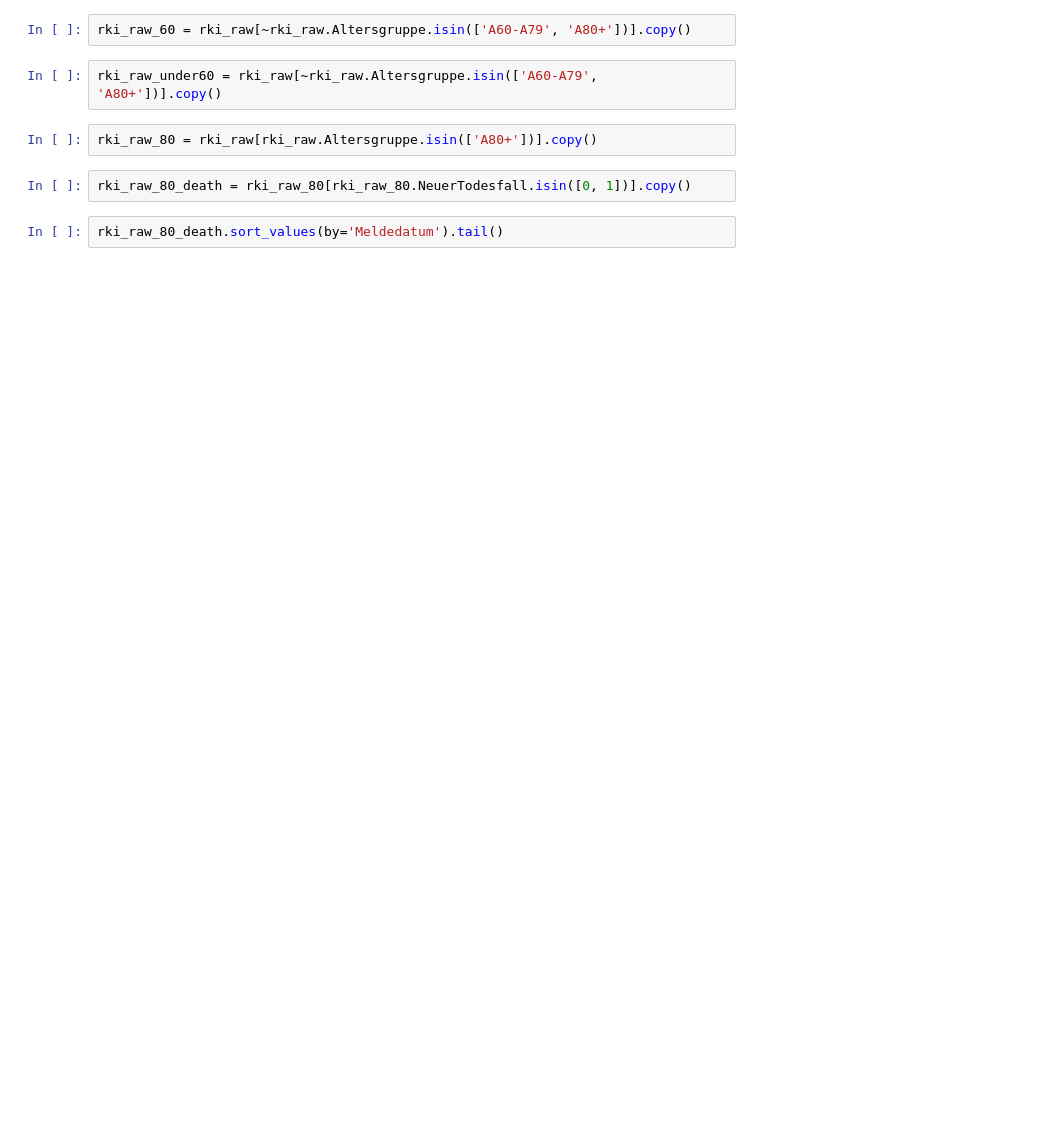
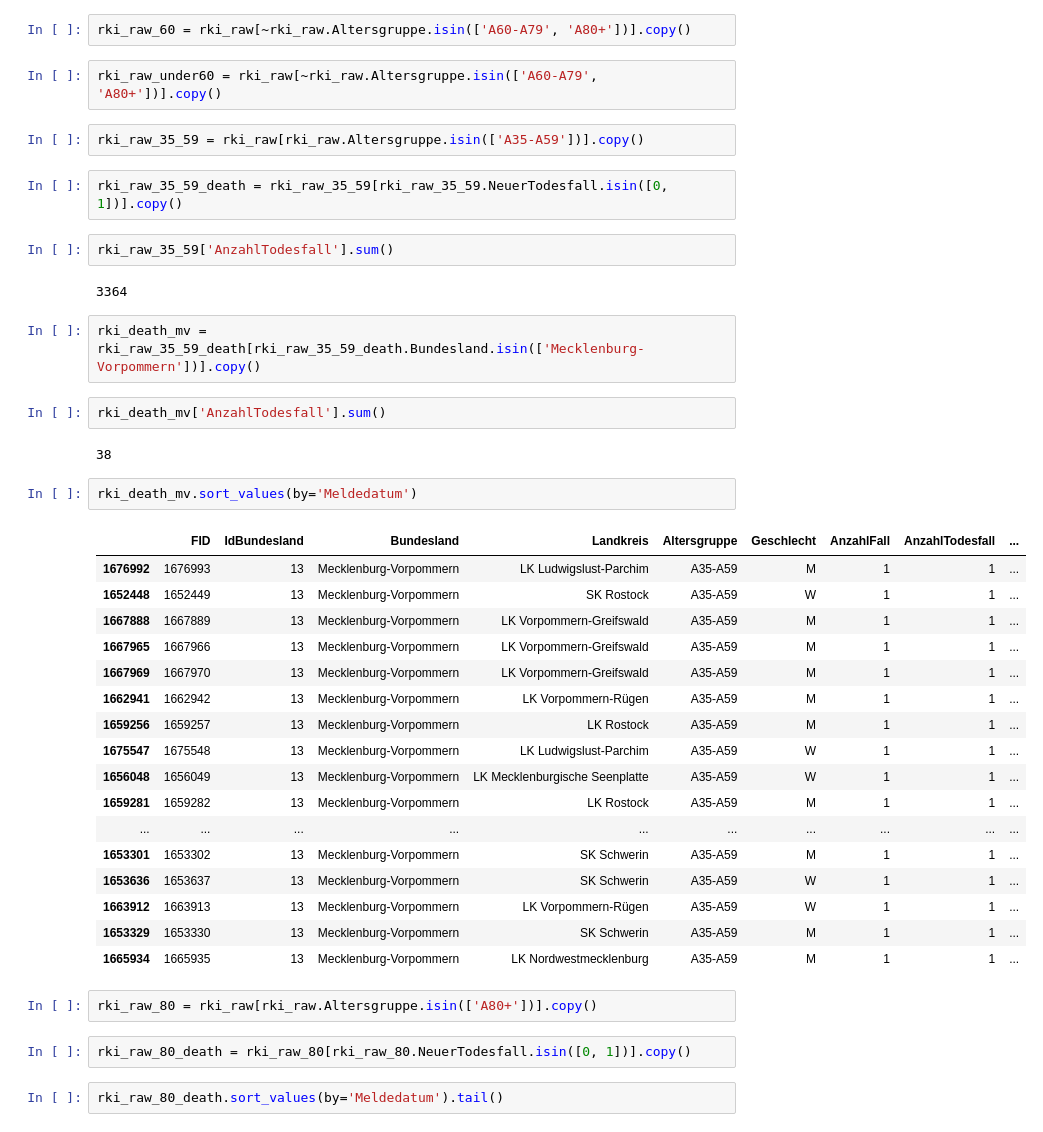
Before and after one commit to JakobRohrhirsch/COVID-19-JHU-CSSE-Analysis, a Jupyter notebook: COVID-19 RKI Analysis.ipynb, the cells around one changed output. Saved outputs shown, nothing was run; the diff lists cells and outputs as text; blank space fills up the shorter version.

```diff
--- a/COVID-19 RKI Analysis.ipynb
+++ b/COVID-19 RKI Analysis.ipynb
@@ -51,6 +70,40 @@ rki_raw
 rki_raw_60 = rki_raw[~rki_raw.Altersgruppe.isin(['A60-A79', 'A80+'])].copy()
 # %%
 rki_raw_under60 = rki_raw[~rki_raw.Altersgruppe.isin(['A60-A79', 'A80+'])].copy()
+# %%
+rki_raw_35_59 = rki_raw[rki_raw.Altersgruppe.isin(['A35-A59'])].copy()
+# %%
+rki_raw_35_59_death = rki_raw_35_59[rki_raw_35_59.NeuerTodesfall.isin([0, 1])].copy()
+# %%
+rki_raw_35_59['AnzahlTodesfall'].sum()
+# %% [output]
+3364
+# %%
+rki_death_mv = rki_raw_35_59_death[rki_raw_35_59_death.Bundesland.isin(['Mecklenburg-Vorpommern'])].copy()
+# %%
+rki_death_mv['AnzahlTodesfall'].sum()
+# %% [output]
+38
+# %%
+rki_death_mv.sort_values(by='Meldedatum')
+# %% [output]
+|  | FID | IdBundesland | Bundesland | Landkreis | Altersgruppe | Geschlecht | AnzahlFall | AnzahlTodesfall | ... |
+| 1676992 | 1676993 | 13 | Mecklenburg-Vorpommern | LK Ludwigslust-Parchim | A35-A59 | M | 1 | 1 | ... |
+| 1652448 | 1652449 | 13 | Mecklenburg-Vorpommern | SK Rostock | A35-A59 | W | 1 | 1 | ... |
+| 1667888 | 1667889 | 13 | Mecklenburg-Vorpommern | LK Vorpommern-Greifswald | A35-A59 | M | 1 | 1 | ... |
+| 1667965 | 1667966 | 13 | Mecklenburg-Vorpommern | LK Vorpommern-Greifswald | A35-A59 | M | 1 | 1 | ... |
+| 1667969 | 1667970 | 13 | Mecklenburg-Vorpommern | LK Vorpommern-Greifswald | A35-A59 | M | 1 | 1 | ... |
+| 1662941 | 1662942 | 13 | Mecklenburg-Vorpommern | LK Vorpommern-Rügen | A35-A59 | M | 1 | 1 | ... |
+| 1659256 | 1659257 | 13 | Mecklenburg-Vorpommern | LK Rostock | A35-A59 | M | 1 | 1 | ... |
+| 1675547 | 1675548 | 13 | Mecklenburg-Vorpommern | LK Ludwigslust-Parchim | A35-A59 | W | 1 | 1 | ... |
+| 1656048 | 1656049 | 13 | Mecklenburg-Vorpommern | LK Mecklenburgische Seenplatte | A35-A59 | W | 1 | 1 | ... |
+| 1659281 | 1659282 | 13 | Mecklenburg-Vorpommern | LK Rostock | A35-A59 | M | 1 | 1 | ... |
+| ... | ... | ... | ... | ... | ... | ... | ... | ... | ... |
+| 1653301 | 1653302 | 13 | Mecklenburg-Vorpommern | SK Schwerin | A35-A59 | M | 1 | 1 | ... |
+| 1653636 | 1653637 | 13 | Mecklenburg-Vorpommern | SK Schwerin | A35-A59 | W | 1 | 1 | ... |
+| 1663912 | 1663913 | 13 | Mecklenburg-Vorpommern | LK Vorpommern-Rügen | A35-A59 | W | 1 | 1 | ... |
+| 1653329 | 1653330 | 13 | Mecklenburg-Vorpommern | SK Schwerin | A35-A59 | M | 1 | 1 | ... |
+| 1665934 | 1665935 | 13 | Mecklenburg-Vorpommern | LK Nordwestmecklenburg | A35-A59 | M | 1 | 1 | ... |
 # %%
 rki_raw_80 = rki_raw[rki_raw.Altersgruppe.isin(['A80+'])].copy()
 # %%
```
Also changed, not shown: parts of 33 cells of this notebook.
